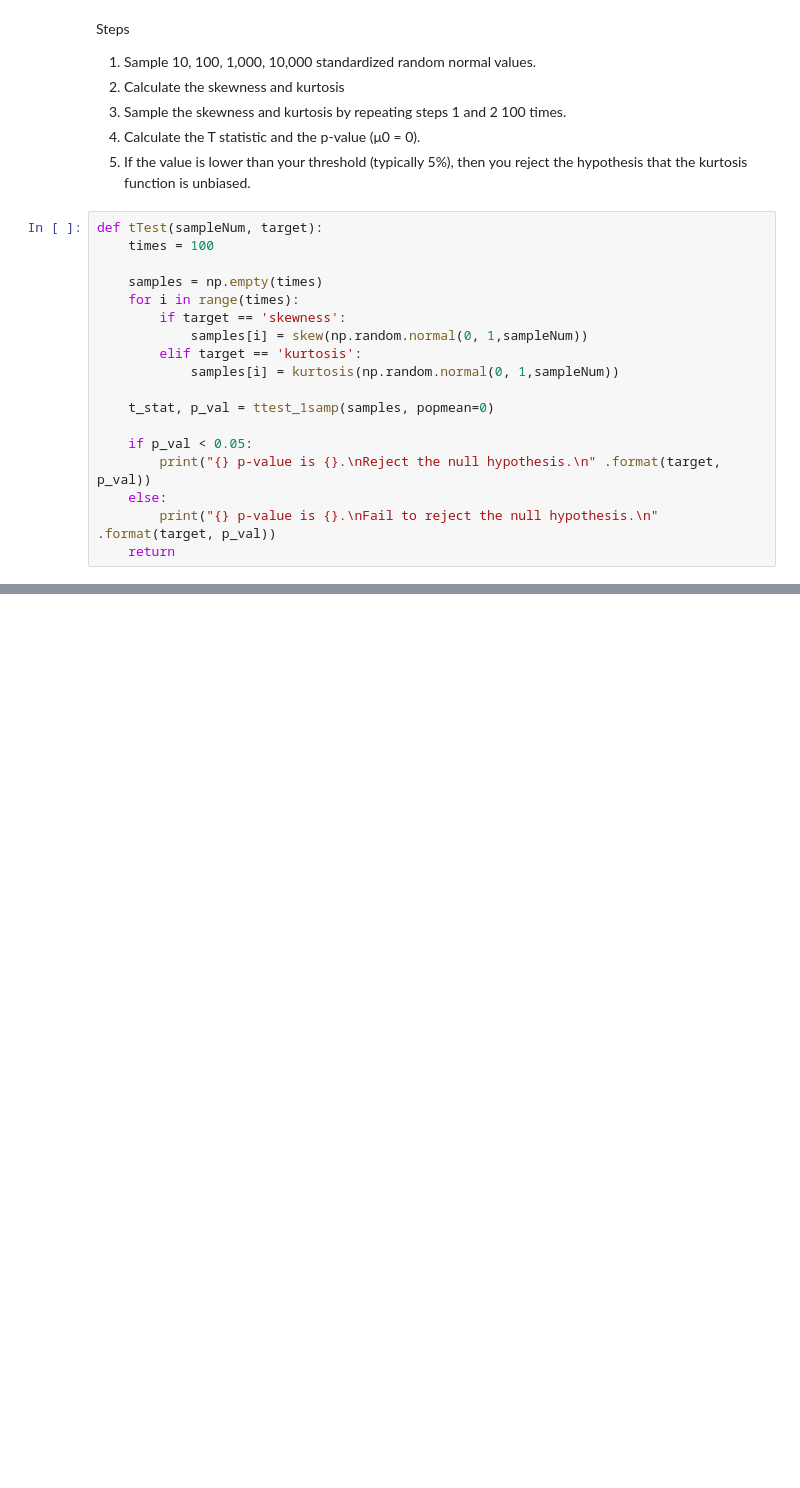
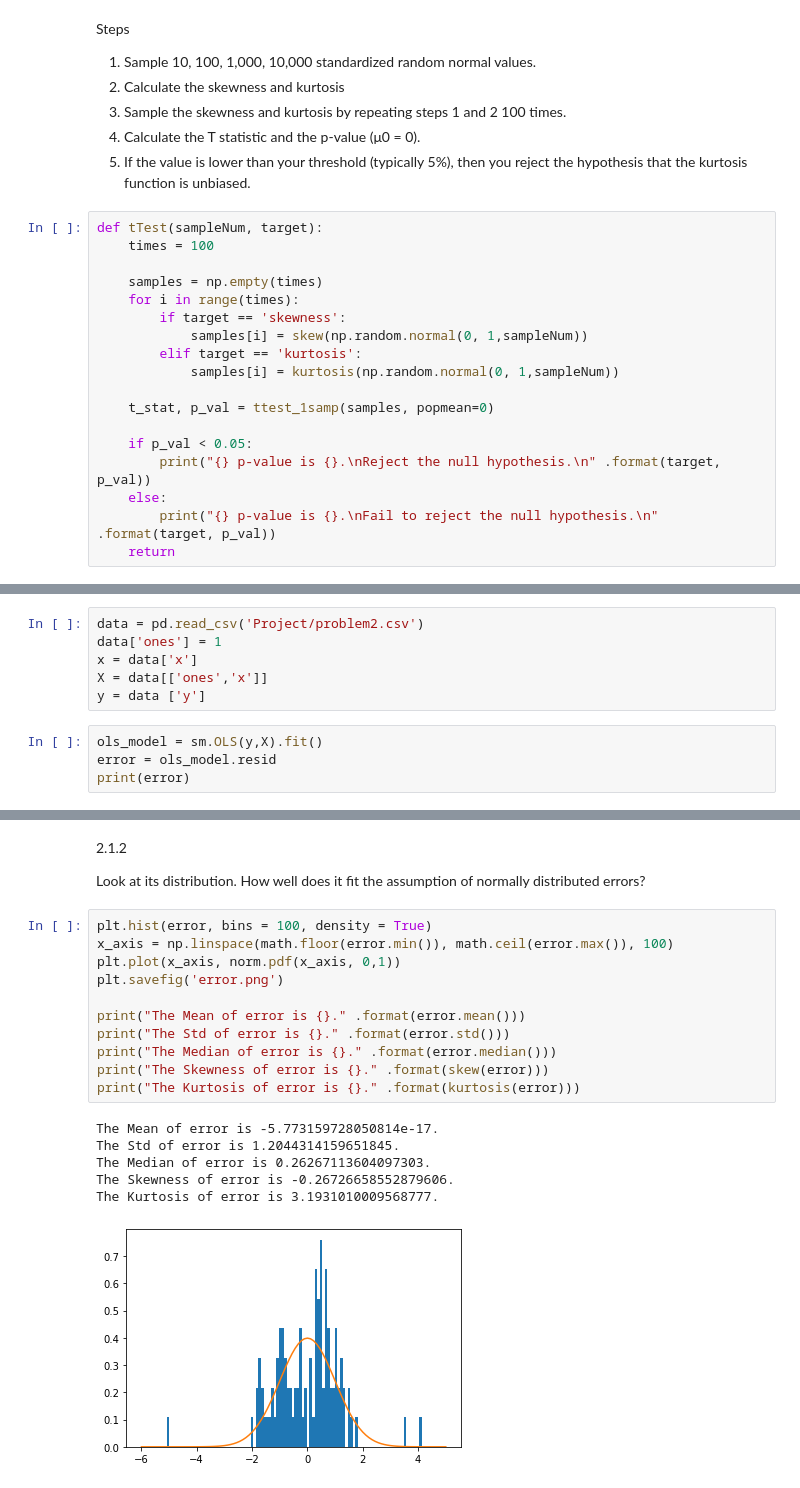
Before and after one commit to PWang23/Fintech545, a Jupyter notebook: Week02/Week2Project.ipynb, the cells around one changed output, grey strips where cells are left out. Drawn from its saved outputs; the diff is of its cells as text; blank space fills up the shorter version.

```diff
--- a/Week02/Week2Project.ipynb
+++ b/Week02/Week2Project.ipynb
@@ -57,0 +71,10 @@ Fail to reject the null hypothesis.
+# %%
+data = pd.read_csv('Project/problem2.csv')
+data['ones'] = 1
+x = data['x']
+X = data[['ones','x']]
+y = data ['y']
+# %%
+ols_model = sm.OLS(y,X).fit()
+error = ols_model.resid
+print(error)
@@ -57,0 +94,22 @@ Fail to reject the null hypothesis.
+# %% [markdown]
+2.1.2
+
+Look at its distribution. How well does it fit the assumption of normally distributed errors?
+# %%
+plt.hist(error, bins = 100, density = True)
+x_axis = np.linspace(math.floor(error.min()), math.ceil(error.max()), 100)
+plt.plot(x_axis, norm.pdf(x_axis, 0,1))
+plt.savefig('error.png')
+
+print("The Mean of error is {}." .format(error.mean()))
+print("The Std of error is {}." .format(error.std()))
+print("The Median of error is {}." .format(error.median()))
+print("The Skewness of error is {}." .format(skew(error)))
+print("The Kurtosis of error is {}." .format(kurtosis(error)))
+# %% [output]
+The Mean of error is -5.773159728050814e-17.
+The Std of error is 1.2044314159651845.
+The Median of error is 0.26267113604097303.
+The Skewness of error is -0.26726658552879606.
+The Kurtosis of error is 3.1931010009568777.
+[figure, added]
```
Also changed, not shown: parts of 15 cells of this notebook.
